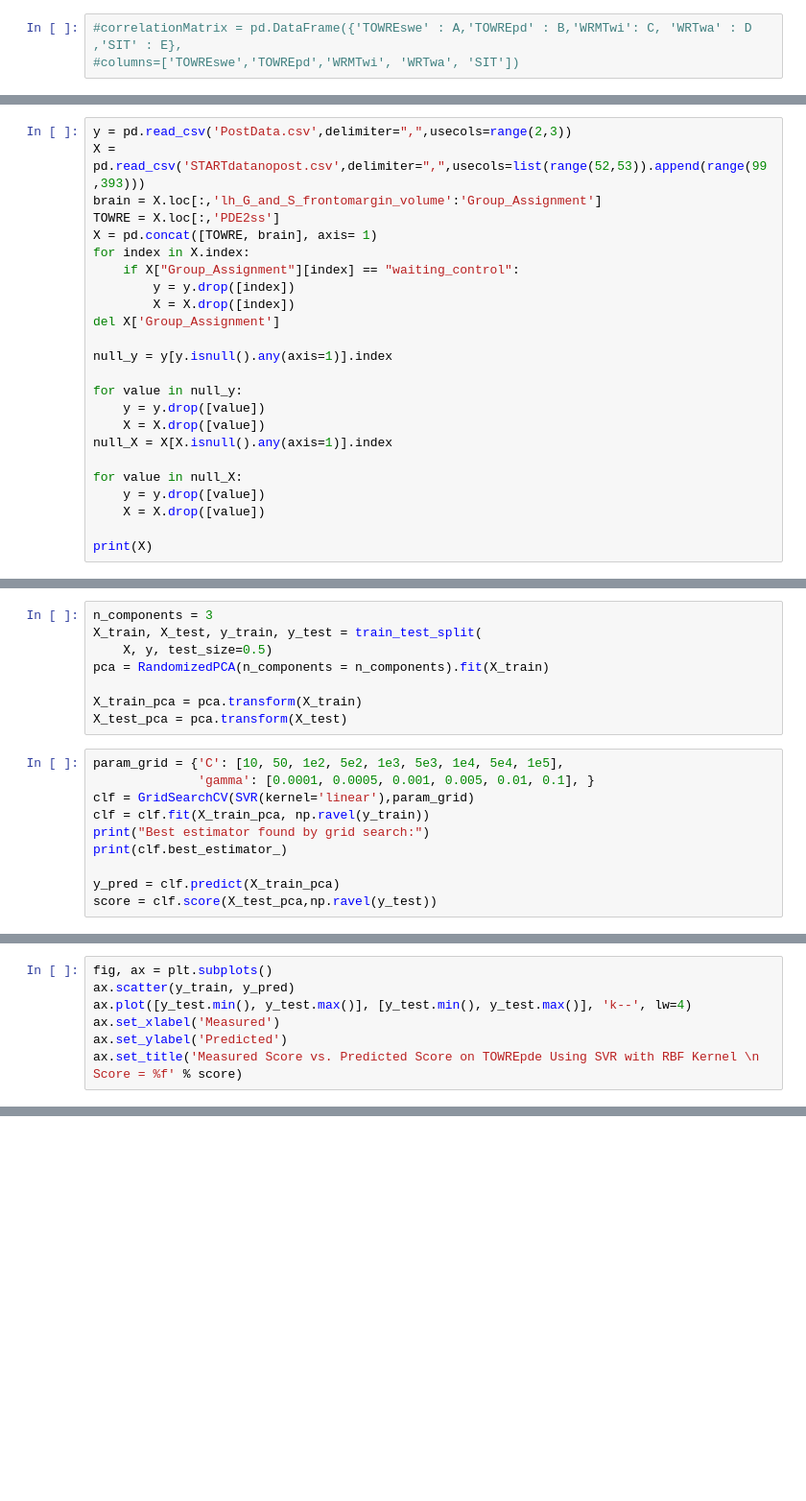
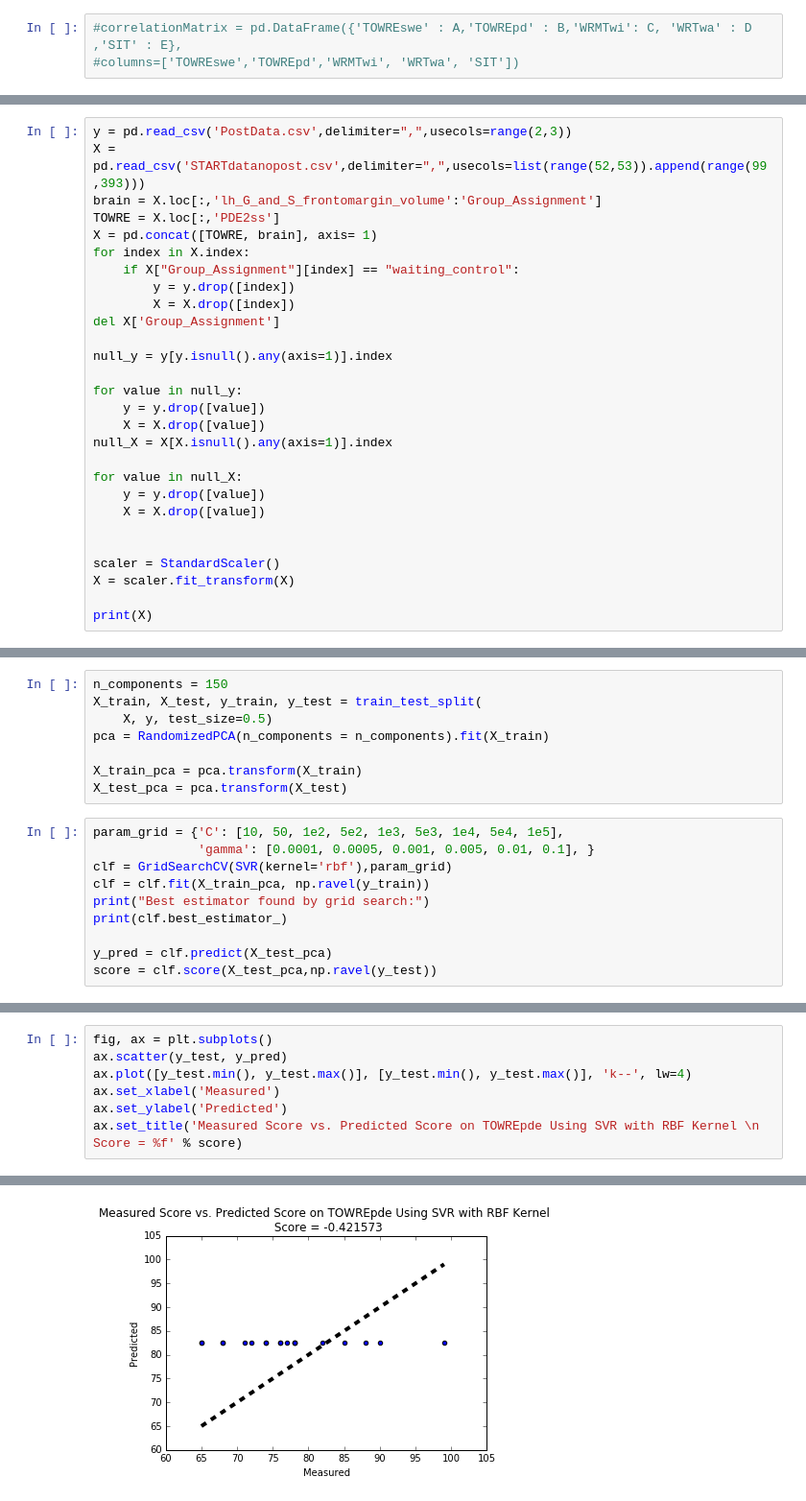
Before and after one commit to vickiew/START, a Jupyter notebook: STARTstudy.ipynb, the cells around one changed output, grey strips where cells are left out. Shown at 96% size. Drawn from its saved outputs; the diff is of its cells as text; blank space fills up the shorter version.

```diff
--- a/STARTstudy.ipynb
+++ b/STARTstudy.ipynb
@@ -194,5 +195,9 @@ for value in null_X:
     y = y.drop([value])
     X = X.drop([value])
 
+
+scaler = StandardScaler()
+X = scaler.fit_transform(X)
+
 print(X)
 # %% [output]
@@ -216,5 +217,5 @@ print(X)
 # %%
-n_components = 3
+n_components = 150
 X_train, X_test, y_train, y_test = train_test_split(
     X, y, test_size=0.5)
 pca = RandomizedPCA(n_components = n_components).fit(X_train)
@@ -224,10 +225,10 @@ X_test_pca = pca.transform(X_test)
 # %%
 param_grid = {'C': [10, 50, 1e2, 5e2, 1e3, 5e3, 1e4, 5e4, 1e5],
               'gamma': [0.0001, 0.0005, 0.001, 0.005, 0.01, 0.1], }
-clf = GridSearchCV(SVR(kernel='linear'),param_grid)
+clf = GridSearchCV(SVR(kernel='rbf'),param_grid)
 clf = clf.fit(X_train_pca, np.ravel(y_train))
 print("Best estimator found by grid search:")
 print(clf.best_estimator_)
 
-y_pred = clf.predict(X_train_pca)
+y_pred = clf.predict(X_test_pca)
 score = clf.score(X_test_pca,np.ravel(y_test))
@@ -234,7 +239,8 @@ score = clf.score(X_test_pca,np.ravel(y_test))
 # %%
 fig, ax = plt.subplots()
-ax.scatter(y_train, y_pred)
+ax.scatter(y_test, y_pred)
 ax.plot([y_test.min(), y_test.max()], [y_test.min(), y_test.max()], 'k--', lw=4)
 ax.set_xlabel('Measured')
 ax.set_ylabel('Predicted')
 ax.set_title('Measured Score vs. Predicted Score on TOWREpde Using SVR with RBF Kernel \n Score = %f' % score)
+# %% [output]
@@ -241 +248,2 @@ ax.set_title('Measured Score vs. Predicted Score on TOWREpde Using SVR with RBF
+[figure, added]
 # %%
```
Also changed, not shown: parts of 6 cells of this notebook.
